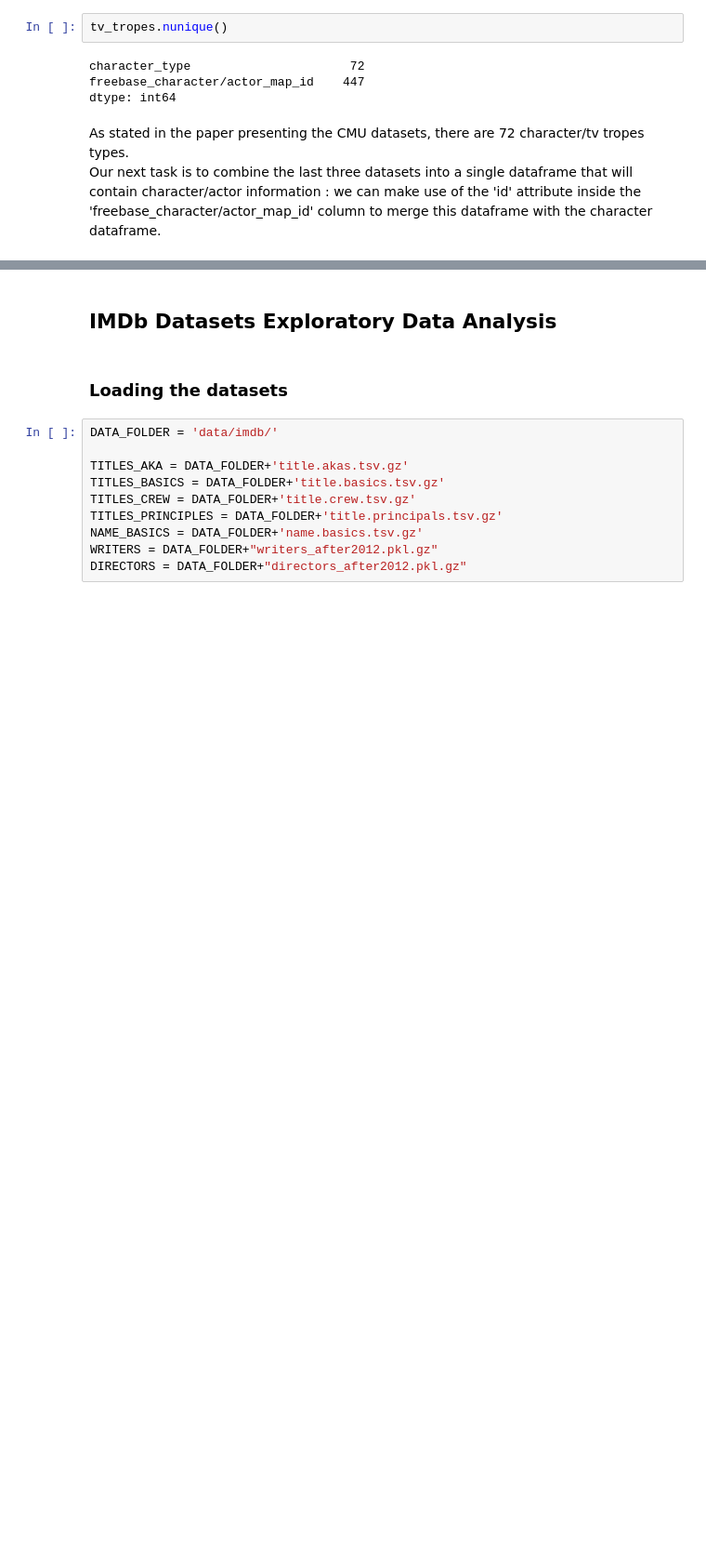
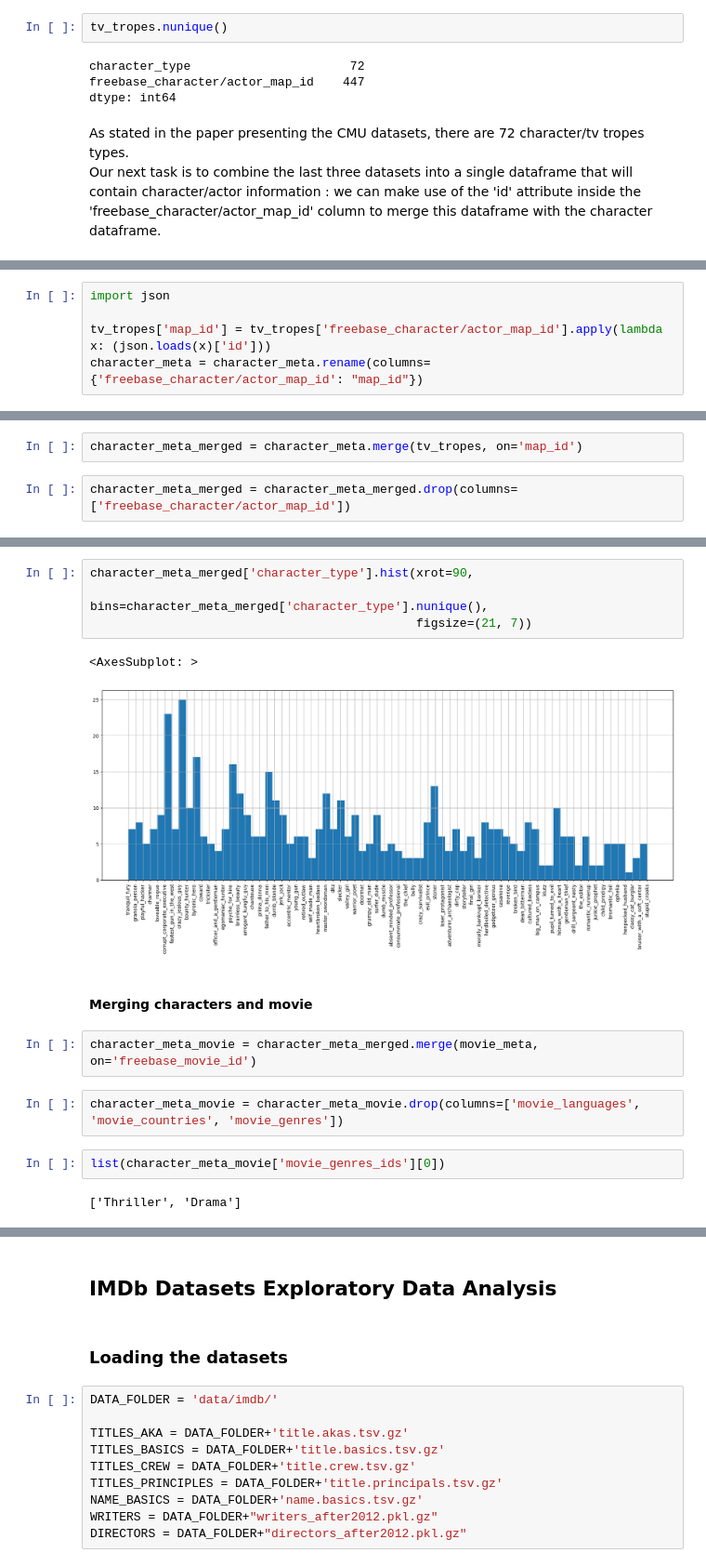
Before and after one commit to epfl-ada/ada-2022-project-shno, a Jupyter notebook: cmu_analysis.ipynb, the cells around one changed output, grey strips where cells are left out. Shown at 93% size. Drawn from its saved outputs; the diff is of its cells as text; blank space fills up the shorter version.

```diff
--- a/cmu_analysis.ipynb
+++ b/cmu_analysis.ipynb
@@ -424,0 +427,5 @@ Our ultimate goal is to create two dataframes : the first will be movie-centric
+# %%
+import json
+
+tv_tropes['map_id'] = tv_tropes['freebase_character/actor_map_id'].apply(lambda x: (json.loads(x)['id']))
+character_meta = character_meta.rename(columns={'freebase_character/actor_map_id': "map_id"})
@@ -424,0 +450,4 @@ Our ultimate goal is to create two dataframes : the first will be movie-centric
+# %%
+character_meta_merged = character_meta.merge(tv_tropes, on='map_id')
+# %%
+character_meta_merged = character_meta_merged.drop(columns=['freebase_character/actor_map_id'])
@@ -424,0 +493,17 @@ Our ultimate goal is to create two dataframes : the first will be movie-centric
+# %%
+character_meta_merged['character_type'].hist(xrot=90,
+                                             bins=character_meta_merged['character_type'].nunique(),
+                                             figsize=(21, 7))
+# %% [output]
+<AxesSubplot: >
+[figure, added]
+# %% [markdown]
+#### Merging characters and movie
+# %%
+character_meta_movie = character_meta_merged.merge(movie_meta, on='freebase_movie_id')
+# %%
+character_meta_movie = character_meta_movie.drop(columns=['movie_languages', 'movie_countries', 'movie_genres'])
+# %%
+list(character_meta_movie['movie_genres_ids'][0])
+# %% [output]
+['Thriller', 'Drama']
```
Also changed, not shown: parts of 73 cells of this notebook, 1 other file.
